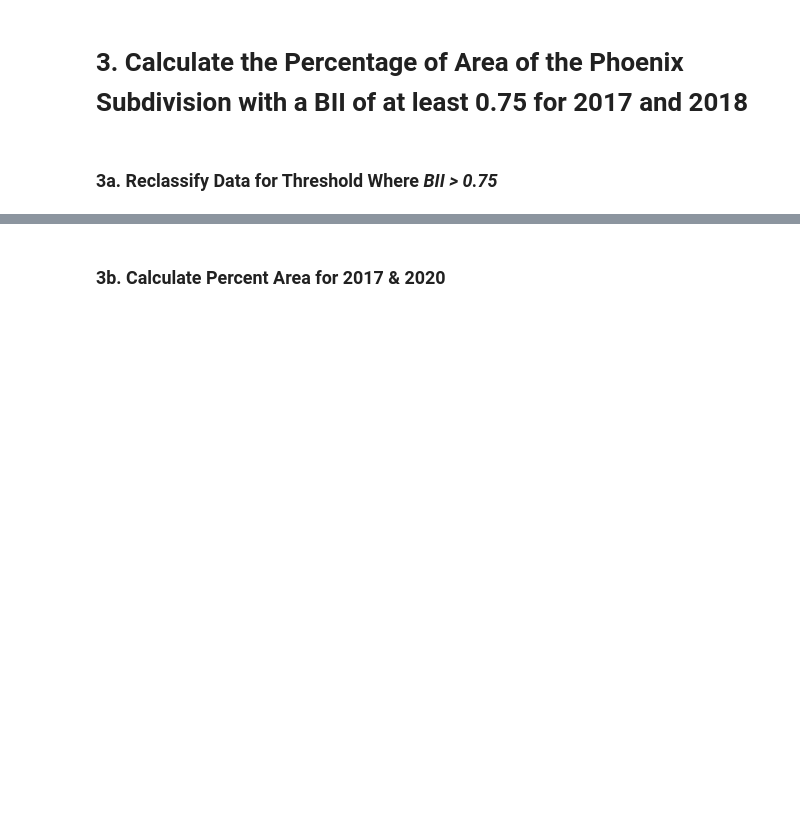
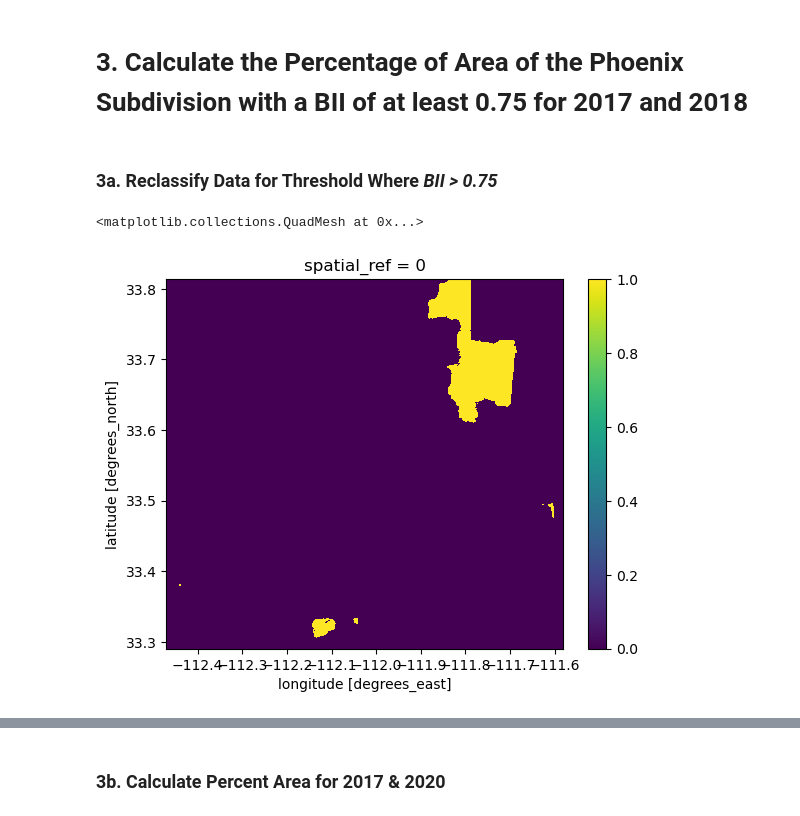
Before and after one commit to nicolelpepper/pheonix-bii-analysis, a Jupyter notebook: phoenix_bii_analysis.ipynb, the cells around one changed output, grey strips where cells are left out. Cells and saved outputs as stored; diff of their text form; code cells hidden in the pictures; blank space fills up the shorter version.

```diff
--- a/phoenix_bii_analysis.ipynb
+++ b/phoenix_bii_analysis.ipynb
@@ -271,0 +254,6 @@ bii_2020_reclass = reclassify_data(bii_2020_phoenix, 0.75)
+# %%
+# Visualize results for 2017
+bii_2017_75.plot()
+# %% [output]
+<matplotlib.collections.QuadMesh at 0x...>
+[figure, added]
```
Also changed, not shown: parts of 25 cells of this notebook.
